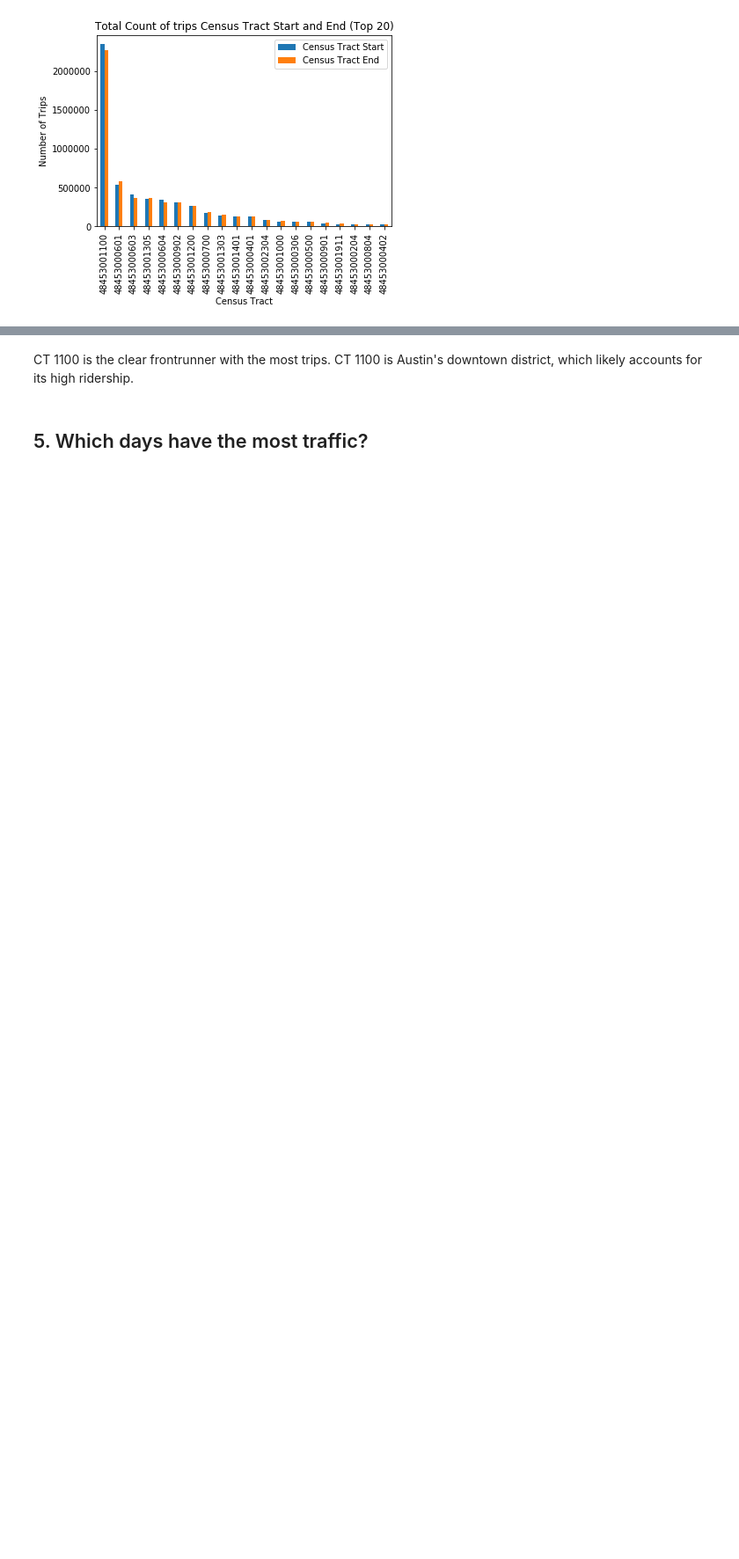
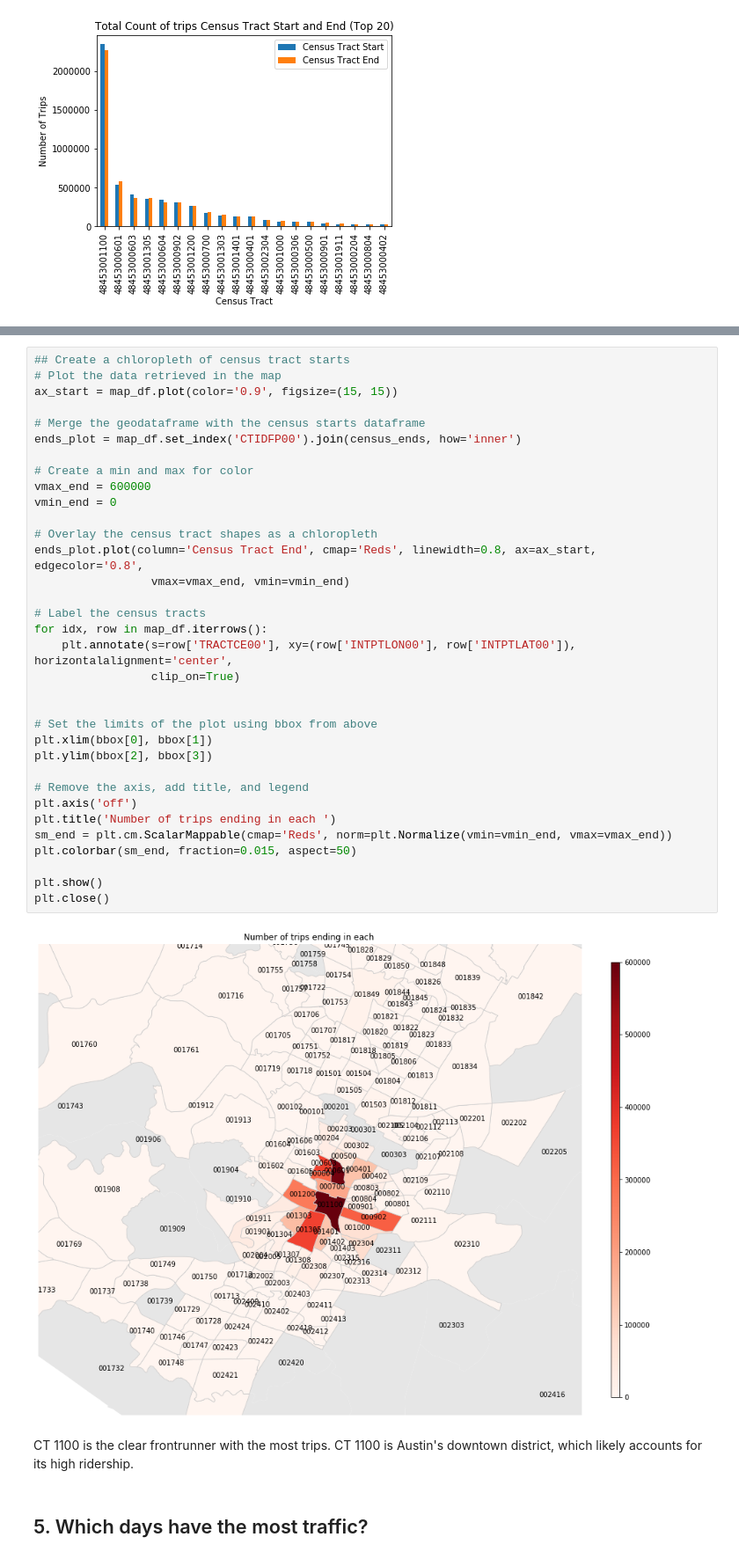
Before and after one commit to trevbhatt/predicting_scooter_utilization, a Jupyter notebook: data_story.ipynb, the cells around one changed output, grey strips where cells are left out. Shown at 88% size. Drawn from its saved outputs; the diff is of its cells as text; blank space fills up the shorter version.

```diff
--- a/data_story.ipynb
+++ b/data_story.ipynb
@@ -129,3 +183,39 @@ plt.close()
+# %%
+## Create a chloropleth of census tract starts
+# Plot the data retrieved in the map
+ax_start = map_df.plot(color='0.9', figsize=(15, 15))
+
+# Merge the geodataframe with the census starts dataframe
+ends_plot = map_df.set_index('CTIDFP00').join(census_ends, how='inner')
+
+# Create a min and max for color
+vmax_end = 600000
+vmin_end = 0
+
+# Overlay the census tract shapes as a chloropleth
+ends_plot.plot(column='Census Tract End', cmap='Reds', linewidth=0.8, ax=ax_start, edgecolor='0.8',
+                 vmax=vmax_end, vmin=vmin_end)
+
+# Label the census tracts
+for idx, row in map_df.iterrows():
+    plt.annotate(s=row['TRACTCE00'], xy=(row['INTPTLON00'], row['INTPTLAT00']), horizontalalignment='center',
+                 clip_on=True)
+
+
+# Set the limits of the plot using bbox from above
+plt.xlim(bbox[0], bbox[1])
+plt.ylim(bbox[2], bbox[3])
+
+# Remove the axis, add title, and legend
+plt.axis('off')
+plt.title('Number of trips ending in each ')
+sm_end = plt.cm.ScalarMappable(cmap='Reds', norm=plt.Normalize(vmin=vmin_end, vmax=vmax_end))
+plt.colorbar(sm_end, fraction=0.015, aspect=50)
+
+plt.show()
+plt.close()
+# %% [output]
+[figure, added]
 # %% [markdown]
 CT 1100 is the clear frontrunner with the most trips. CT 1100 is Austin's downtown district, which likely accounts for its high ridership.
 # %% [markdown]
```
Also changed, not shown: parts of 18 cells of this notebook, 1 other file.
